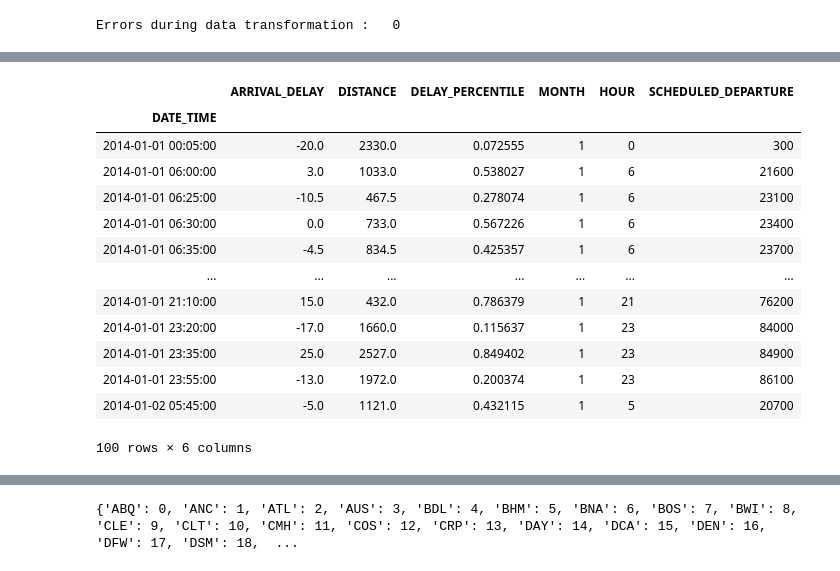
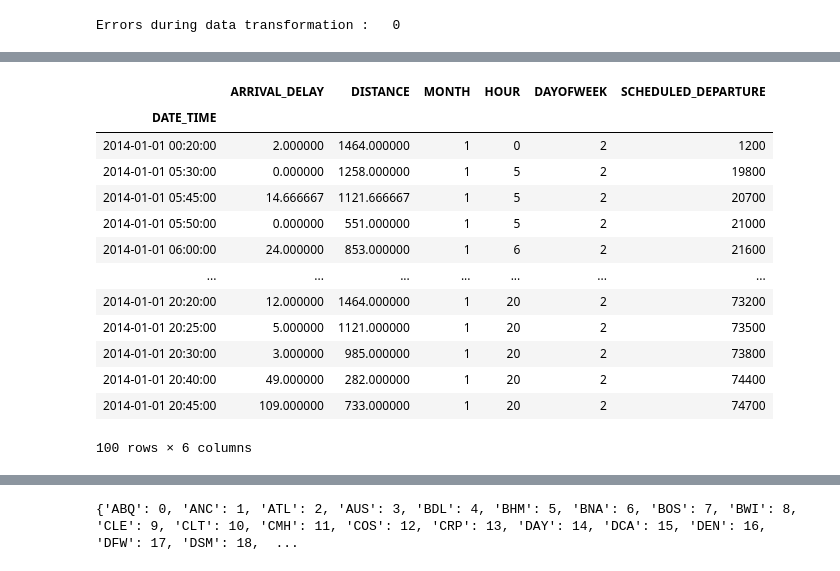
Before and after one commit to alejandrosoriavelasco/TFE, a Jupyter notebook: proyecto.ipynb, the cells around one changed output, grey strips where cells are left out. Saved outputs shown, nothing was run; the diff lists cells and outputs as text; code cells hidden in the pictures.

```diff
--- a/proyecto.ipynb
+++ b/proyecto.ipynb
@@ -71,10 +72,6 @@ def create_flight_time(df):
     df['DATE_TIME']=lista
     return df
 
-def percentile(df):
-    df['DELAY_PERCENTILE']=df.ARRIVAL_DELAY.rank(pct=True)
-
-    return df
 
 def airline_name(df):
 
@@ -99,10 +96,10 @@ def drop_code (df):
 def outlier (df):
     #Outliers
     # Drop'ARRIVAL_DELAY'>300 and 'ARRIVAL_DELAY'<-50
-    outlier1 = df['ARRIVAL_DELAY']>300
+    outlier1 = df['ARRIVAL_DELAY']>180
     outrmv=df.index[outlier1].tolist()
     df=df.drop(outrmv)
-    outlier2 = df['ARRIVAL_DELAY']<-50
+    outlier2 = df['ARRIVAL_DELAY']<0
     outrmv=df.index[outlier2].tolist()
     df=df.drop(outrmv)
     return df
@@ -110,12 +107,12 @@ def outlier (df):
 def classes (df):
     if df['ARRIVAL_DELAY']<15:
         delay=0
-    elif df['ARRIVAL_DELAY']<60:
+    elif df['ARRIVAL_DELAY']<90:
         delay=1
-    elif df['ARRIVAL_DELAY']<180:
+#     elif df['ARRIVAL_DELAY']<120:
+#         delay=2
+    else:
         delay=2
-    else:
-        delay=3
     return delay
 
 def get_stats(group):
@@ -155,8 +152,6 @@ for filename in csv_files:
     data = create_flight_time (data)
     #Outliers
     data = outlier(data)
-    #Percentile
-    data = percentile(data)
     #Airlines names
     data = airline_name(data)
     #Geo
@@ -244,31 +219,31 @@ df_AA.head(100)
 # %%
 df_AA['DATE_TIME']=pd.to_datetime(df_AA['DATE_TIME'], format= '%Y-%m-%d %H:%M:%S')
 df_AA['MONTH']=[ x.month for x in df_AA['DATE_TIME']]
 df_AA['HOUR']=[ x.hour for x in df_AA['DATE_TIME']]
-
+df_AA['DAYOFWEEK']=[ x.dayofweek for x in df_AA['DATE_TIME']]
 #to date_time
 df_AA['SCHEDULED_DEPARTURE']=pd.to_datetime(df_AA['SCHED_DEPARTURE'], format= '%H:%M:%S') #to date_time
 conversion = lambda x:x.hour*3600+x.minute*60+x.second
 df_AA['SCHEDULED_DEPARTURE']= np.array([conversion(s) for s in df_AA['SCHED_DEPARTURE']]) #conversion to seconds
 
 
 df_AA_DATE=df_AA.groupby(df_AA['DATE_TIME']).mean()
 
 df_AA_DATE.head(100)
 # %% [output]
-|  | ARRIVAL_DELAY | DISTANCE | DELAY_PERCENTILE | MONTH | HOUR | SCHEDULED_DEPARTURE |
+|  | ARRIVAL_DELAY | DISTANCE | MONTH | HOUR | DAYOFWEEK | SCHEDULED_DEPARTURE |
 | DATE_TIME |  |  |  |  |  |  |
-| 2014-01-01 00:05:00 | -20.0 | 2330.0 | 0.072555 | 1 | 0 | 300 |
-| 2014-01-01 06:00:00 | 3.0 | 1033.0 | 0.538027 | 1 | 6 | 21600 |
-| 2014-01-01 06:25:00 | -10.5 | 467.5 | 0.278074 | 1 | 6 | 23100 |
-| 2014-01-01 06:30:00 | 0.0 | 733.0 | 0.567226 | 1 | 6 | 23400 |
-| 2014-01-01 06:35:00 | -4.5 | 834.5 | 0.425357 | 1 | 6 | 23700 |
+| 2014-01-01 00:20:00 | 2.000000 | 1464.000000 | 1 | 0 | 2 | 1200 |
+| 2014-01-01 05:30:00 | 0.000000 | 1258.000000 | 1 | 5 | 2 | 19800 |
+| 2014-01-01 05:45:00 | 14.666667 | 1121.666667 | 1 | 5 | 2 | 20700 |
+| 2014-01-01 05:50:00 | 0.000000 | 551.000000 | 1 | 5 | 2 | 21000 |
+| 2014-01-01 06:00:00 | 24.000000 | 853.000000 | 1 | 6 | 2 | 21600 |
 | ... | ... | ... | ... | ... | ... | ... |
-| 2014-01-01 21:10:00 | 15.0 | 432.0 | 0.786379 | 1 | 21 | 76200 |
-| 2014-01-01 23:20:00 | -17.0 | 1660.0 | 0.115637 | 1 | 23 | 84000 |
-| 2014-01-01 23:35:00 | 25.0 | 2527.0 | 0.849402 | 1 | 23 | 84900 |
-| 2014-01-01 23:55:00 | -13.0 | 1972.0 | 0.200374 | 1 | 23 | 86100 |
-| 2014-01-02 05:45:00 | -5.0 | 1121.0 | 0.432115 | 1 | 5 | 20700 |
+| 2014-01-01 20:20:00 | 12.000000 | 1464.000000 | 1 | 20 | 2 | 73200 |
+| 2014-01-01 20:25:00 | 5.000000 | 1121.000000 | 1 | 20 | 2 | 73500 |
+| 2014-01-01 20:30:00 | 3.000000 | 985.000000 | 1 | 20 | 2 | 73800 |
+| 2014-01-01 20:40:00 | 49.000000 | 282.000000 | 1 | 20 | 2 | 74400 |
+| 2014-01-01 20:45:00 | 109.000000 | 733.000000 | 1 | 20 | 2 | 74700 |
 100 rows × 6 columns
 # %%
 df_AA.head(100)
```
Also changed, not shown: parts of 21 cells of this notebook.
